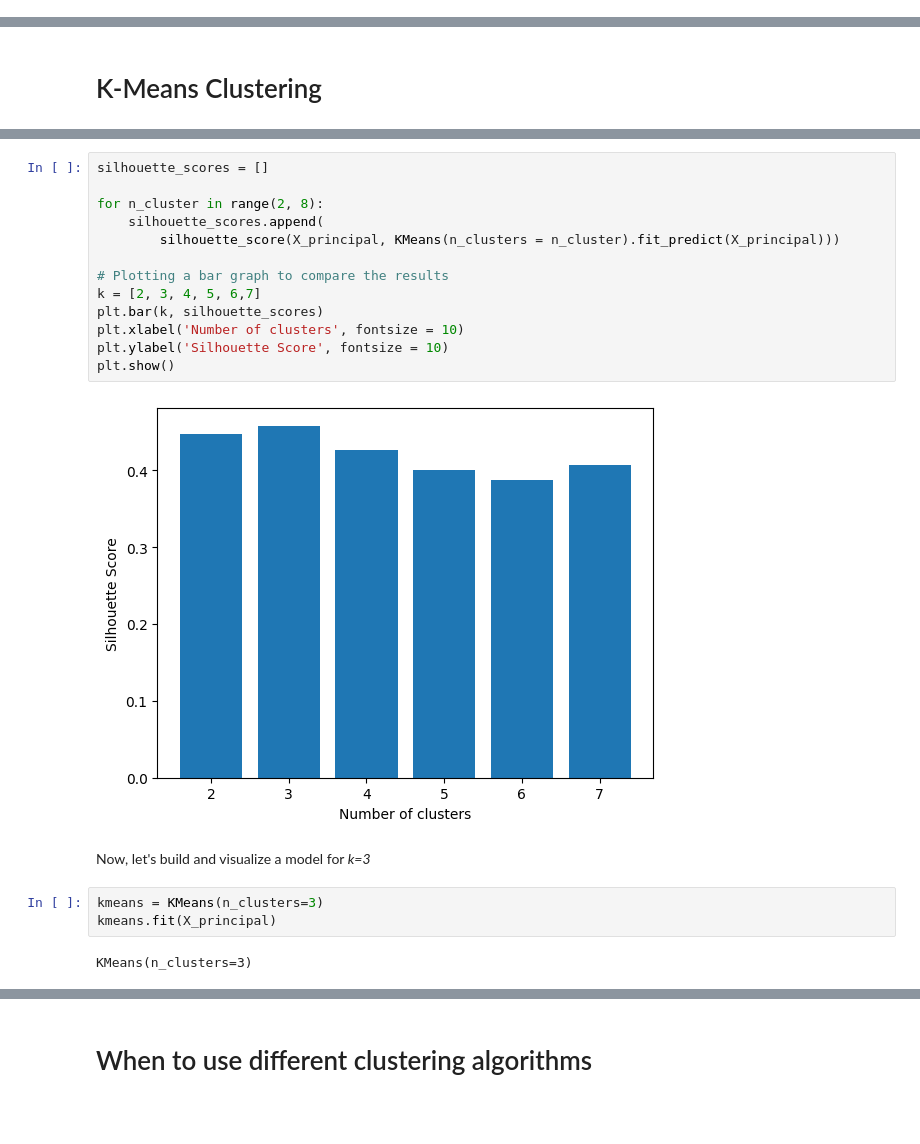
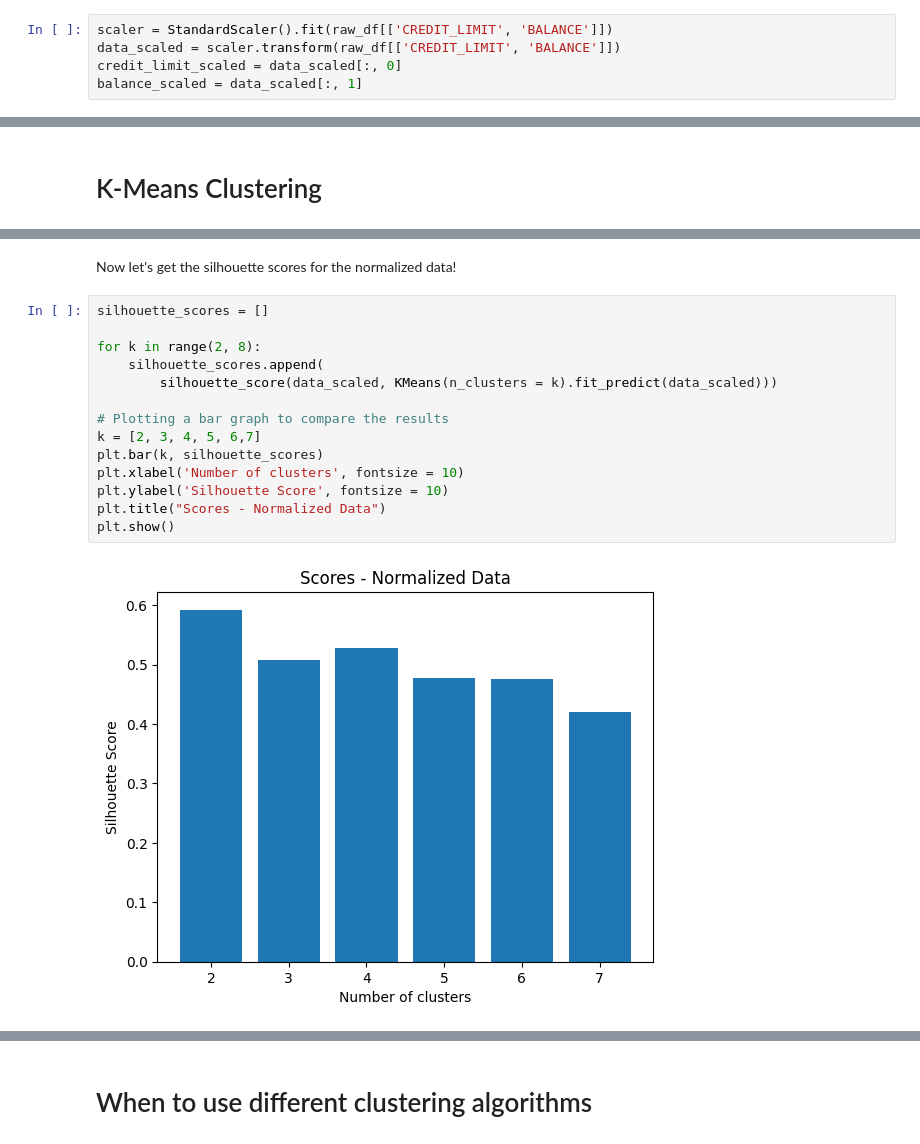
Before and after one commit to stvschmdt/ne_ds5230, a Jupyter notebook: prep_material/hierarchical_agglomerative_clustering.ipynb, the cells around one changed output, grey strips where cells are left out. Drawn from its saved outputs; the diff is of its cells as text; blank space fills up the shorter version.

```diff
--- a/prep_material/hierarchical_agglomerative_clustering.ipynb
+++ b/prep_material/hierarchical_agglomerative_clustering.ipynb
@@ -148,0 +136,5 @@ With agglomerative clustering, we end up with this nice hierarchy of clusters. B
+# %%
+scaler = StandardScaler().fit(raw_df[['CREDIT_LIMIT', 'BALANCE']])
+data_scaled = scaler.transform(raw_df[['CREDIT_LIMIT', 'BALANCE']])
+credit_limit_scaled = data_scaled[:, 0]
+balance_scaled = data_scaled[:, 1]
@@ -169,22 +501,18 @@ To determine the optimal number of clusters for k-means, we can again use the **
+# %% [markdown]
+Now let's get the silhouette scores for the normalized data!
 # %%
 silhouette_scores = []
 
-for n_cluster in range(2, 8):
+for k in range(2, 8):
     silhouette_scores.append(
-        silhouette_score(X_principal, KMeans(n_clusters = n_cluster).fit_predict(X_principal)))
+        silhouette_score(data_scaled, KMeans(n_clusters = k).fit_predict(data_scaled)))
 
 # Plotting a bar graph to compare the results
 k = [2, 3, 4, 5, 6,7]
 plt.bar(k, silhouette_scores)
 plt.xlabel('Number of clusters', fontsize = 10)
 plt.ylabel('Silhouette Score', fontsize = 10)
+plt.title("Scores - Normalized Data")
 plt.show()
 # %% [output]
-[figure, old version]
+[figure, new version]
-# %% [markdown]
-Now, let's build and visualize a model for *k=3*
-# %%
-kmeans = KMeans(n_clusters=3)
-kmeans.fit(X_principal)
-# %% [output]
-KMeans(n_clusters=3)
```
Also changed, not shown: parts of 57 cells of this notebook.
